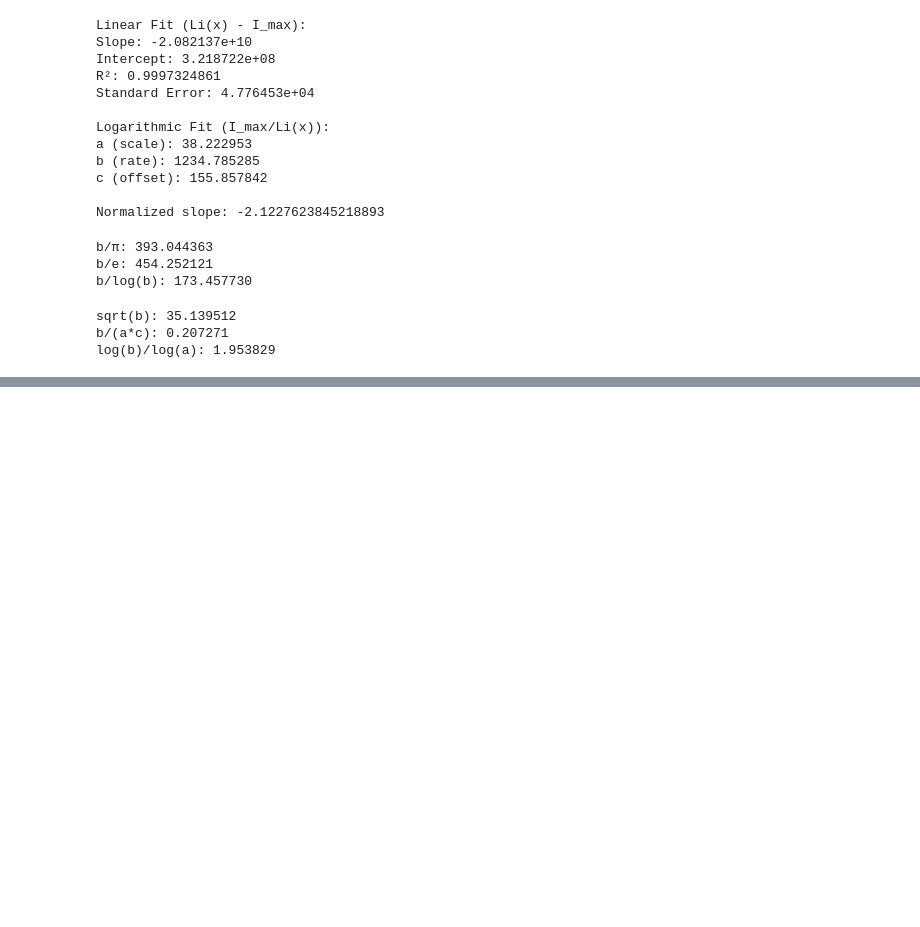
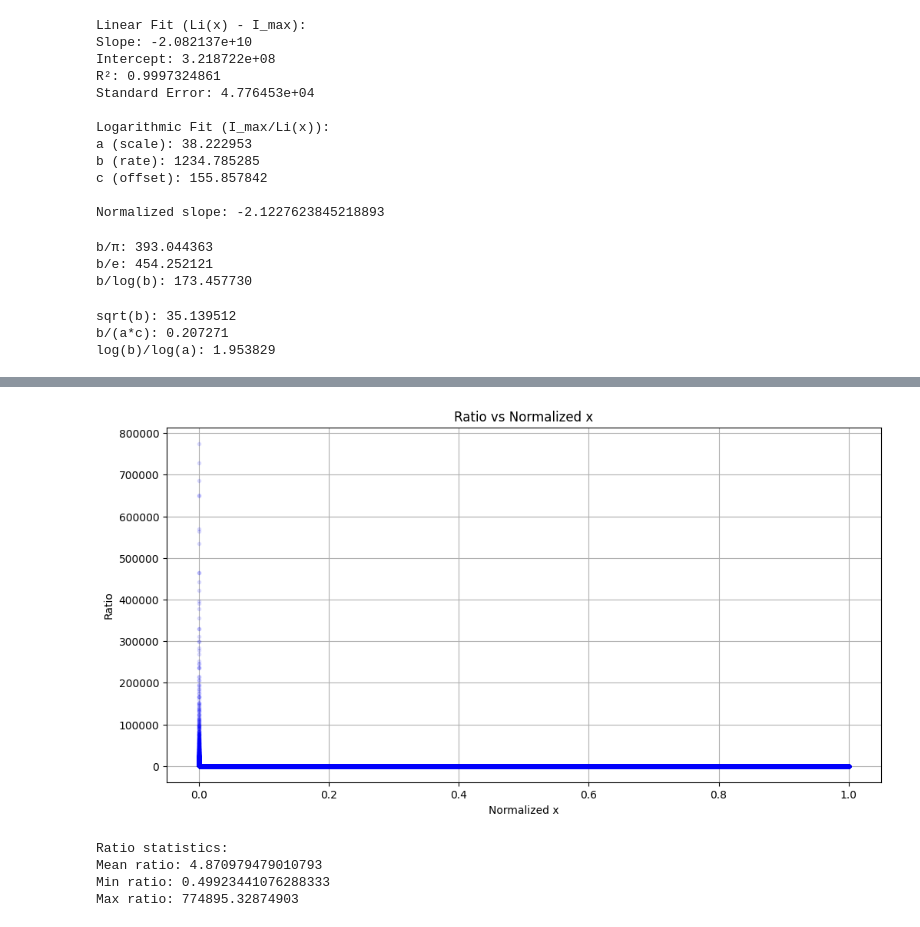
Before and after one commit to nking-1/ComplexityEfficiency, a Jupyter notebook: Prime Analysis.ipynb, the cells around one changed output, grey strips where cells are left out. Drawn from its saved outputs; the diff is of its cells as text; code cells hidden in the pictures; blank space fills up the shorter version.

```diff
--- a/Prime Analysis.ipynb
+++ b/Prime Analysis.ipynb
@@ -631,0 +855,21 @@ log(b)/log(a): 1.953829
+# %%
+# After computing ratio
+plt.figure(figsize=(12,6))
+plt.plot(x_norm_clean, ratio_clean, 'b.', alpha=0.1)
+plt.title('Ratio vs Normalized x')
+plt.xlabel('Normalized x')
+plt.ylabel('Ratio')
+plt.grid(True)
+plt.show()
+
+# Print some statistics
+print("\nRatio statistics:")
+print(f"Mean ratio: {np.mean(ratio_clean)}")
+print(f"Min ratio: {np.min(ratio_clean)}")
+print(f"Max ratio: {np.max(ratio_clean)}")
+# %% [output]
+[figure, added]
+Ratio statistics:
+Mean ratio: 4.870979479010793
+Min ratio: 0.49923441076288333
+Max ratio: 774895.32874903
```
Also changed, not shown: parts of 15 cells of this notebook.
